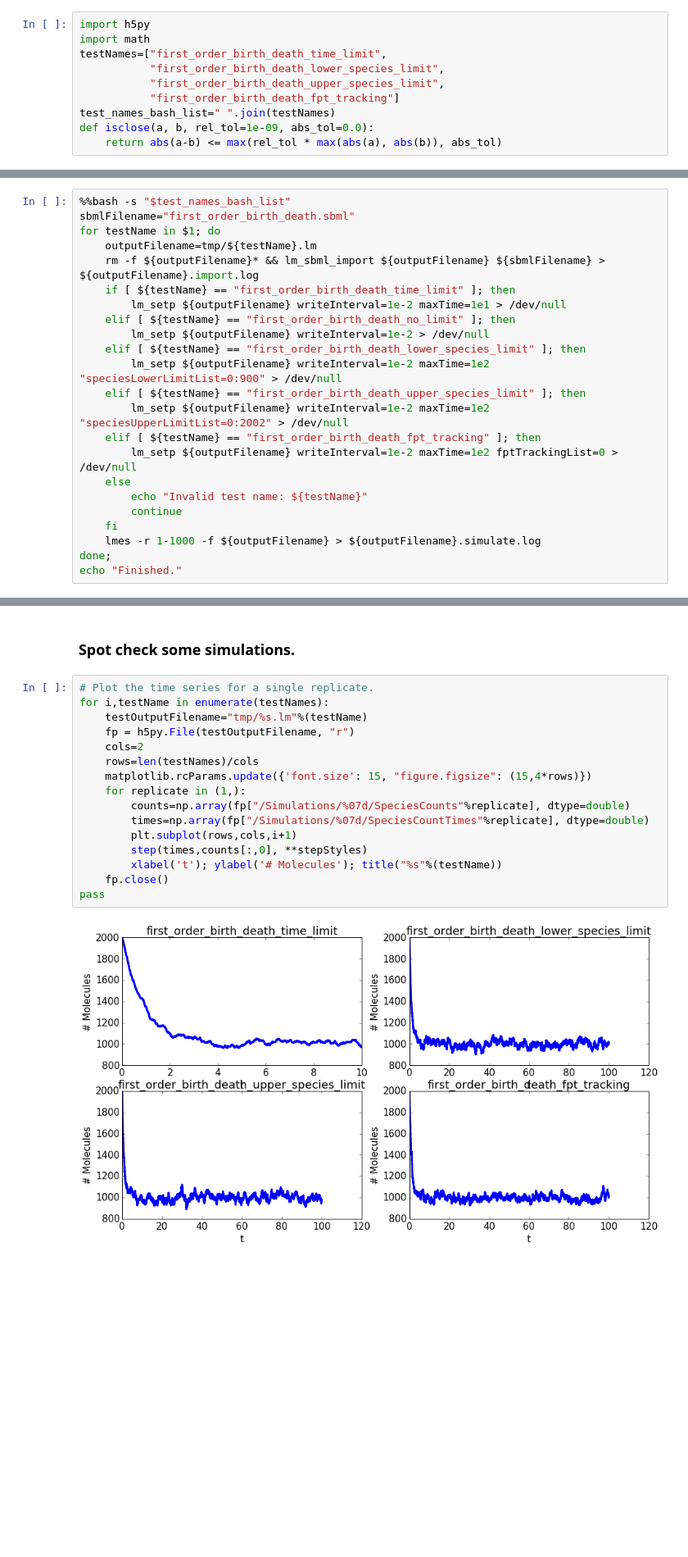
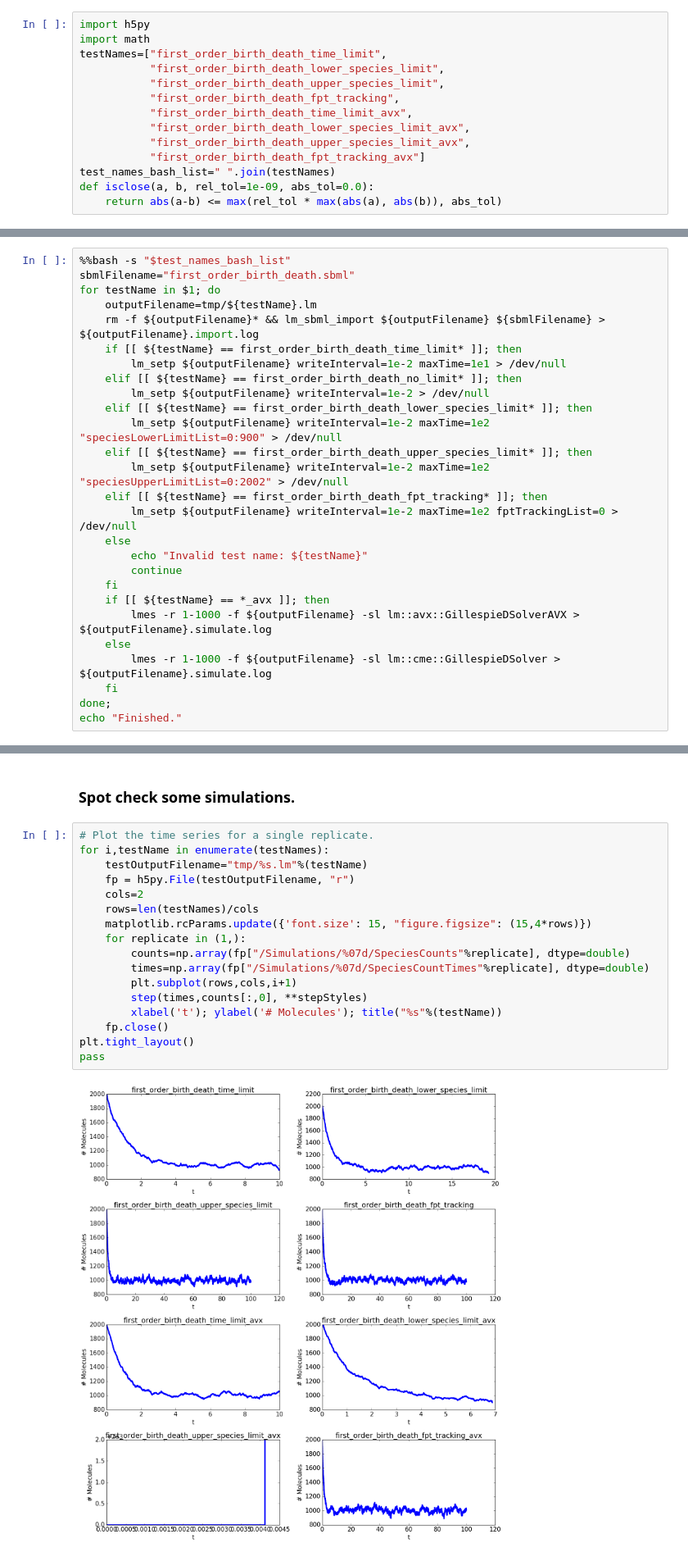
Before and after one commit to telamonian/lmes, a Jupyter notebook: regression/cme_propensity_first_order_birth_death/test.ipynb, the cells around one changed output, grey strips where cells are left out. Shown at 82% size. Saved outputs shown, nothing was run; the diff lists cells and outputs as text; blank space fills up the shorter version.

```diff
--- a/regression/cme_propensity_first_order_birth_death/test.ipynb
+++ b/regression/cme_propensity_first_order_birth_death/test.ipynb
@@ -18,7 +18,11 @@ import math
 testNames=["first_order_birth_death_time_limit",
            "first_order_birth_death_lower_species_limit",
            "first_order_birth_death_upper_species_limit",
-           "first_order_birth_death_fpt_tracking"]
+           "first_order_birth_death_fpt_tracking",
+           "first_order_birth_death_time_limit_avx",
+           "first_order_birth_death_lower_species_limit_avx",
+           "first_order_birth_death_upper_species_limit_avx",
+           "first_order_birth_death_fpt_tracking_avx"]
 test_names_bash_list=" ".join(testNames)
 def isclose(a, b, rel_tol=1e-09, abs_tol=0.0):
     return abs(a-b) <= max(rel_tol * max(abs(a), abs(b)), abs_tol)
@@ -33,21 +42,25 @@ sbmlFilename="first_order_birth_death.sbml"
 for testName in $1; do
     outputFilename=tmp/${testName}.lm
     rm -f ${outputFilename}* && lm_sbml_import ${outputFilename} ${sbmlFilename} > ${outputFilename}.import.log
-    if [ ${testName} == "first_order_birth_death_time_limit" ]; then
+    if [[ ${testName} == first_order_birth_death_time_limit* ]]; then
         lm_setp ${outputFilename} writeInterval=1e-2 maxTime=1e1 > /dev/null
-    elif [ ${testName} == "first_order_birth_death_no_limit" ]; then
+    elif [[ ${testName} == first_order_birth_death_no_limit* ]]; then
         lm_setp ${outputFilename} writeInterval=1e-2 > /dev/null
-    elif [ ${testName} == "first_order_birth_death_lower_species_limit" ]; then
+    elif [[ ${testName} == first_order_birth_death_lower_species_limit* ]]; then
         lm_setp ${outputFilename} writeInterval=1e-2 maxTime=1e2 "speciesLowerLimitList=0:900" > /dev/null
-    elif [ ${testName} == "first_order_birth_death_upper_species_limit" ]; then
+    elif [[ ${testName} == first_order_birth_death_upper_species_limit* ]]; then
         lm_setp ${outputFilename} writeInterval=1e-2 maxTime=1e2 "speciesUpperLimitList=0:2002" > /dev/null
-    elif [ ${testName} == "first_order_birth_death_fpt_tracking" ]; then
+    elif [[ ${testName} == first_order_birth_death_fpt_tracking* ]]; then
         lm_setp ${outputFilename} writeInterval=1e-2 maxTime=1e2 fptTrackingList=0 > /dev/null
     else
         echo "Invalid test name: ${testName}"
         continue
     fi
-    lmes -r 1-1000 -f ${outputFilename} > ${outputFilename}.simulate.log
+    if [[ ${testName} == *_avx ]]; then
+        lmes -r 1-1000 -f ${outputFilename} -sl lm::avx::GillespieDSolverAVX > ${outputFilename}.simulate.log
+    else
+        lmes -r 1-1000 -f ${outputFilename} -sl lm::cme::GillespieDSolver > ${outputFilename}.simulate.log
+    fi
 done;
 echo "Finished."
 # %% [output]
@@ -57,21 +70,22 @@ Finished.
 # %%
 # Plot the time series for a single replicate.
 for i,testName in enumerate(testNames):
     testOutputFilename="tmp/%s.lm"%(testName)
     fp = h5py.File(testOutputFilename, "r")
     cols=2
     rows=len(testNames)/cols
     matplotlib.rcParams.update({'font.size': 15, "figure.figsize": (15,4*rows)})
     for replicate in (1,):
         counts=np.array(fp["/Simulations/%07d/SpeciesCounts"%replicate], dtype=double)
         times=np.array(fp["/Simulations/%07d/SpeciesCountTimes"%replicate], dtype=double)
         plt.subplot(rows,cols,i+1)
         step(times,counts[:,0], **stepStyles)
         xlabel('t'); ylabel('# Molecules'); title("%s"%(testName))
     fp.close()
+plt.tight_layout()
 pass
 # %% [output]
-[figure, old version]
+[figure, new version]
 # %% [markdown]
 ### Define the tests.
 # %%
```
Also changed, not shown: parts of 2 cells of this notebook, 30 other files.
